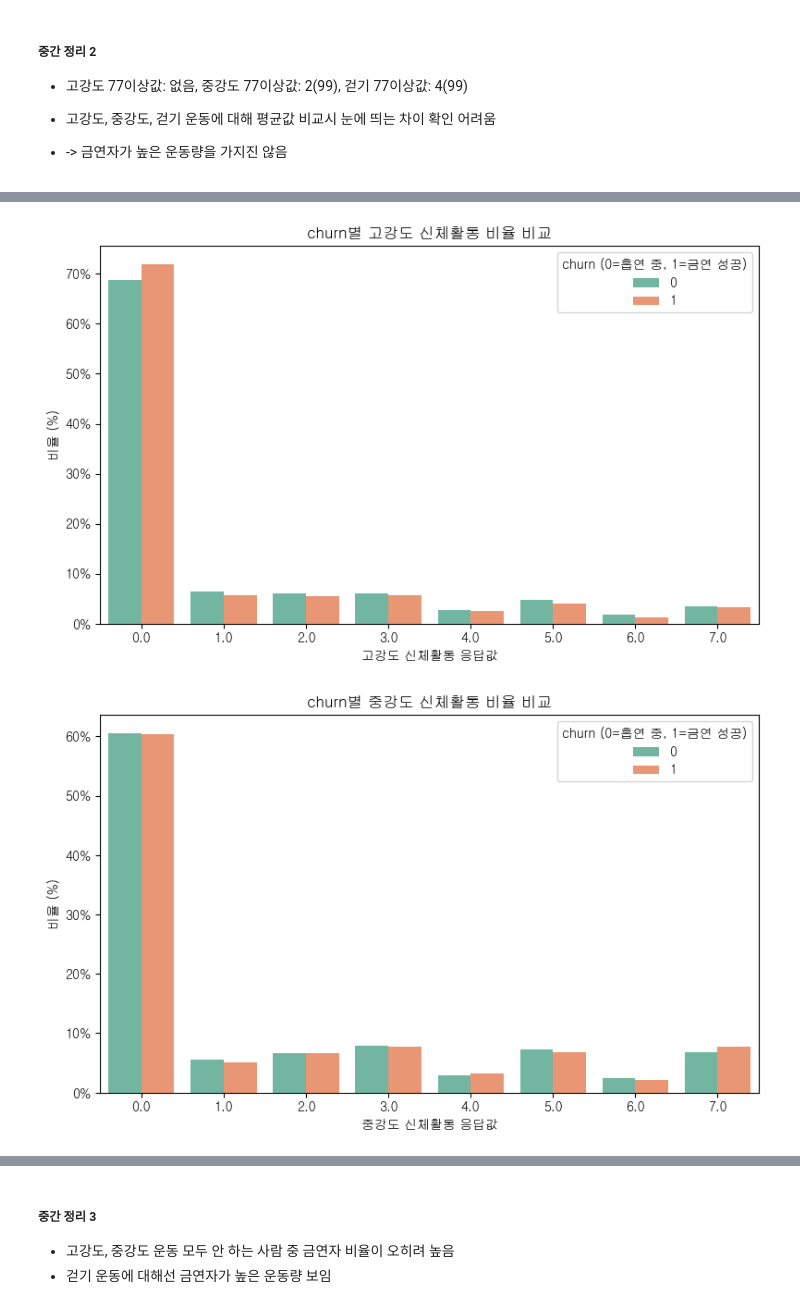
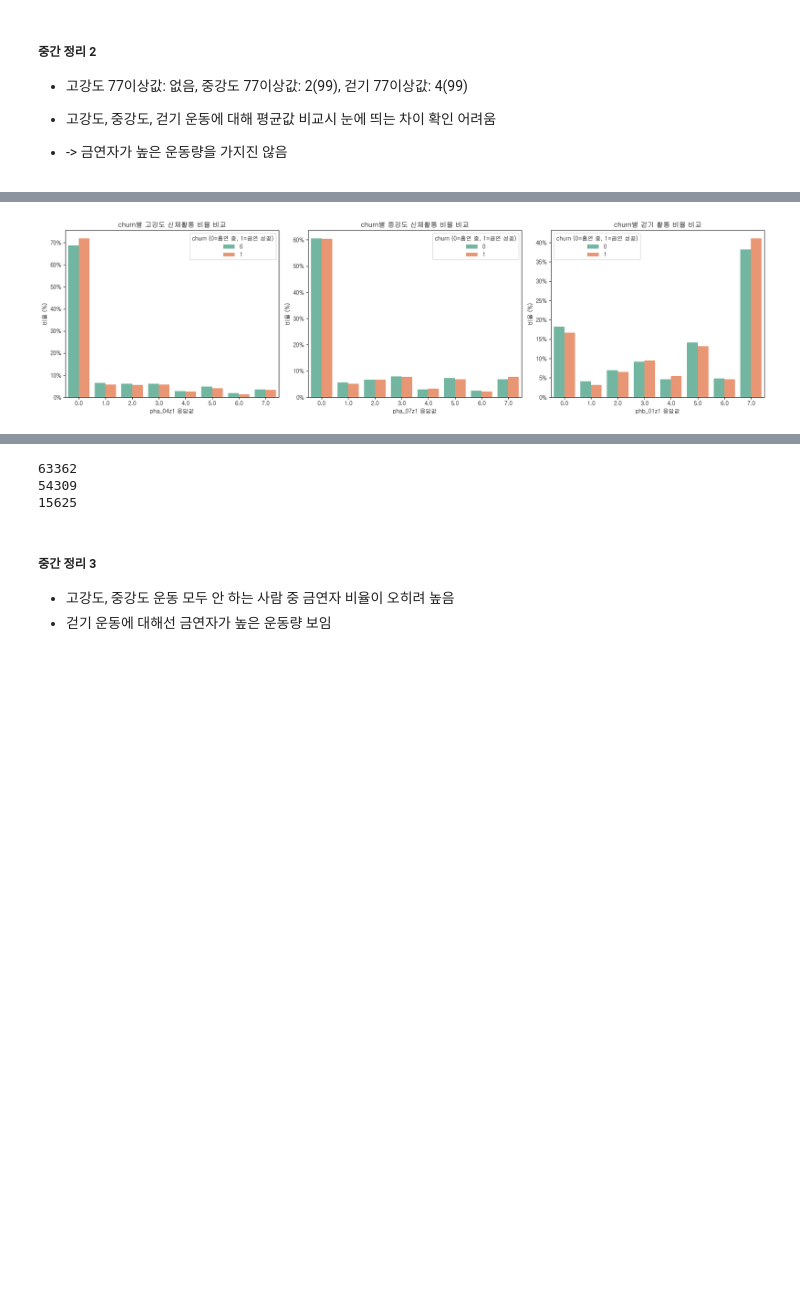
Before and after one commit to SKNetworks-AI19-250818/SKN19-2nd-2Team, a Jupyter notebook: notebooks/doyeon/eda_drink_ph.ipynb, the cells around one changed output, grey strips where cells are left out. Drawn from its saved outputs; the diff is of its cells as text; code cells hidden in the pictures; blank space fills up the shorter version.

```diff
--- a/notebooks/doyeon/eda_drink_ph.ipynb
+++ b/notebooks/doyeon/eda_drink_ph.ipynb
@@ -503,30 +503,30 @@ pha_07z1
 # %%
 # 신체활동 칼럼마다 분포 확인
 
 import warnings
 warnings.filterwarnings('ignore')
 #warning 메세지 무시 코드(출력 안 됨)
 
-for col in activity_cols:
+# 서브플롯 생성
+fig, axes = plt.subplots(1, len(activity_cols), figsize=(6 * len(activity_cols), 5))
+
+for ax, col in zip(axes, activity_cols):
     # 각 churn 그룹 내에서 비율 계산
-    # 개수 집계
     count_df = df_filtered.groupby(['churn', col]).size().reset_index(name='count')
-
-    # churn 그룹별 총합 구해서 비율 계산
     count_df['total'] = count_df.groupby('churn')['count'].transform('sum')
     count_df['rate'] = count_df['count'] / count_df['total']
 
-    # 시각화
-    plt.figure(figsize=(8, 5))
-    sns.barplot(data=count_df, x=col, y='rate', hue='churn', palette='Set2')
+    # 바플롯
+    sns.barplot(data=count_df, x=col, y='rate', hue='churn', palette='Set2', ax=ax)
 
-    plt.title(f'churn별 {activity_cols[col]} 비율 비교')
-    plt.xlabel(f'{activity_cols[col]} 응답값')
-    plt.ylabel('비율 (%)')
-    plt.gca().yaxis.set_major_formatter(plt.FuncFormatter(lambda y, _: f'{y:.0%}'))  # y축 퍼센트 표시
-    plt.legend(title='churn (0=흡연 중, 1=금연 성공)')
-    plt.tight_layout()
-    plt.show()
+    # 꾸미기
+    ax.set_title(f'churn별 {activity_cols[col]} 비율 비교')
+    ax.set_xlabel(f'{col} 응답값')
+    ax.set_ylabel('비율 (%)')
+    ax.yaxis.set_major_formatter(plt.FuncFormatter(lambda y, _: f'{y:.0%}'))
+    ax.legend(title='churn (0=흡연 중, 1=금연 성공)')
+
+plt.tight_layout()
+plt.show()
 # %% [output]
-[figure, old version]
+[figure, new version]
-[figure, removed]
@@ -534,3 +533,12 @@ for col in activity_cols:
+# %%
+for col in activity_cols:
+    print(df_filtered[df_filtered[col] == 0][col].count())
+
+# 분포 불균형 심함. 그러나 세 신체활동 컬럼값을 통일성 있게 범주화하기 어려움. 모델 학습 후 확인 필요
+# %% [output]
+63362
+54309
+15625
 # %% [markdown]
 ##### 중간 정리 3
 - 고강도, 중강도 운동 모두 안 하는 사람 중 금연자 비율이 오히려 높음
```
Also changed, not shown: parts of 15 cells of this notebook.
